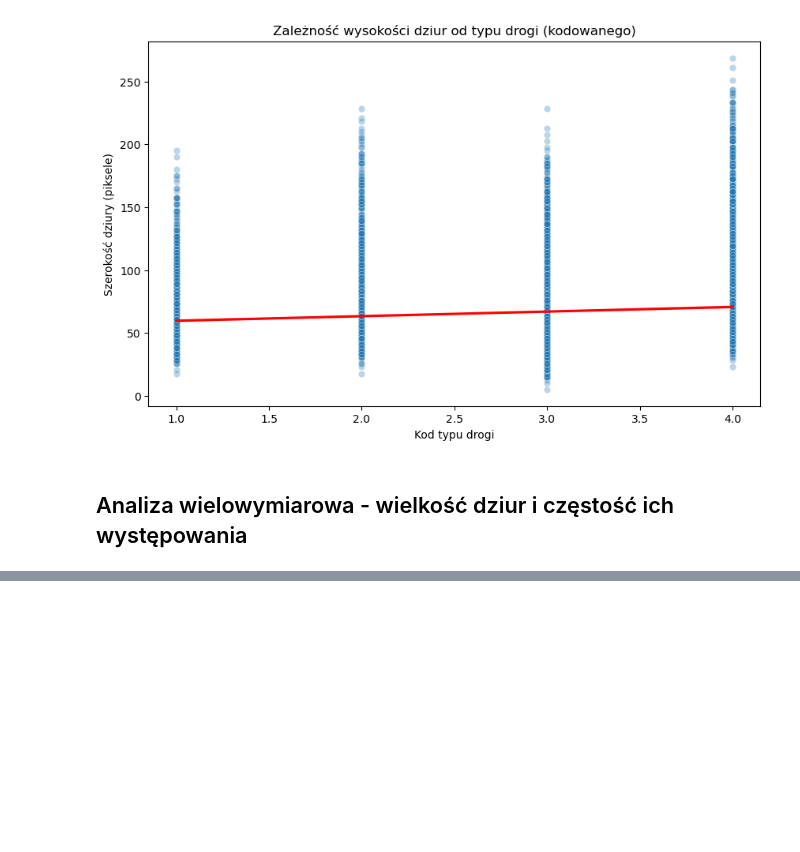
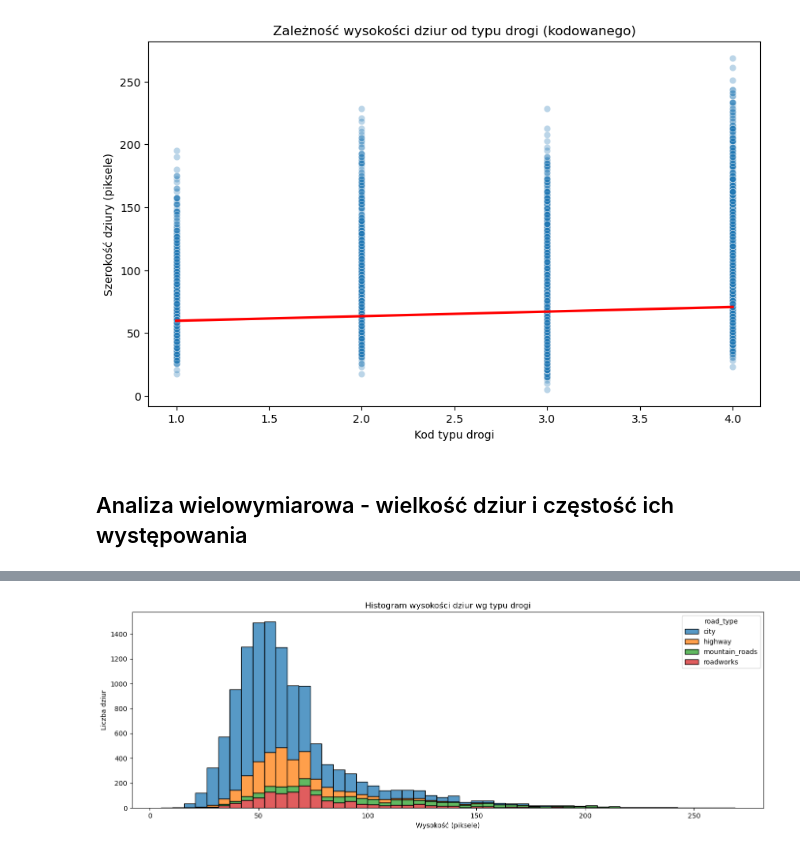
Before and after one commit to adis92202/CarVision_MGR, a Jupyter notebook: notebooks/eda.ipynb, the cells around one changed output, grey strips where cells are left out. Saved outputs shown, nothing was run; the diff lists cells and outputs as text; code cells hidden in the pictures; blank space fills up the shorter version.

```diff
--- a/notebooks/eda.ipynb
+++ b/notebooks/eda.ipynb
@@ -575,0 +631,11 @@ fig.show()
+# %%
+# Histogram wysokości
+plt.figure(figsize=(14, 5))
+sns.histplot(data=df_meta, x="h", hue="road_type", multiple="stack", bins=50)
+plt.title("Histogram wysokości dziur wg typu drogi")
+plt.xlabel("Wysokość (piksele)")
+plt.ylabel("Liczba dziur")
+plt.tight_layout()
+plt.show()
+# %% [output]
+[figure, added]
```
Also changed, not shown: parts of 34 cells of this notebook.
